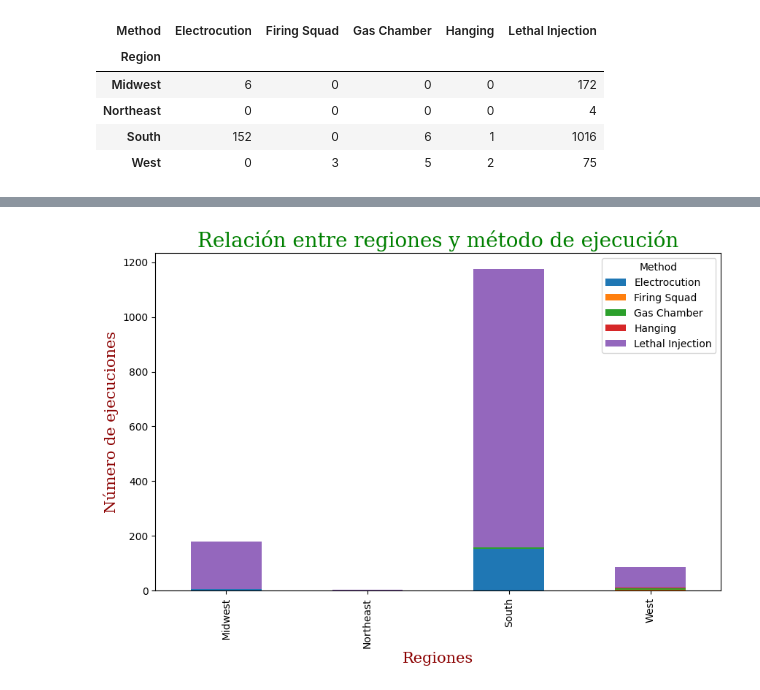
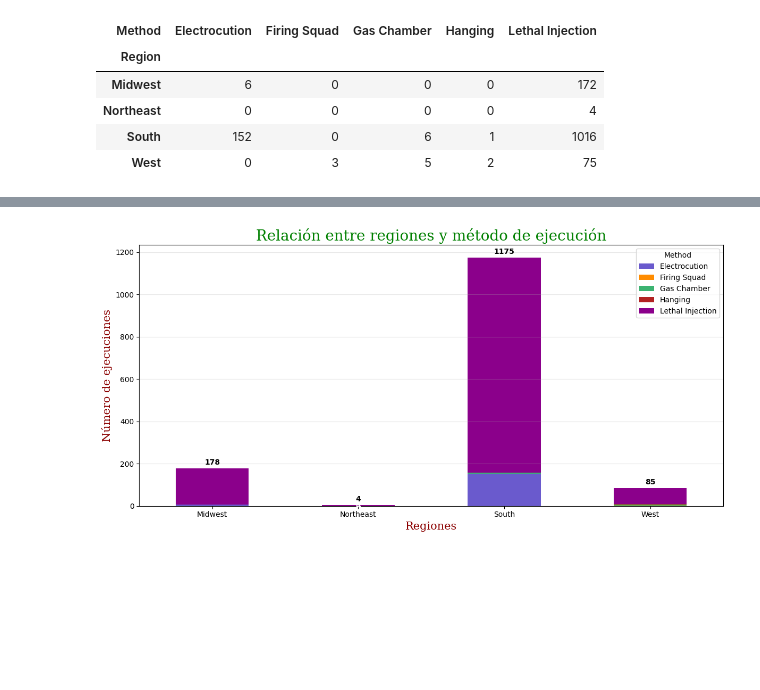
Before and after one commit to patriciadn/Ejercicospython, a Jupyter notebook: EjecucionesenUSA.ipynb, the cells around one changed output, grey strips where cells are left out. Drawn from its saved outputs; the diff is of its cells as text; code cells hidden in the pictures; blank space fills up the shorter version.

```diff
--- a/EjecucionesenUSA.ipynb
+++ b/EjecucionesenUSA.ipynb
@@ -822,15 +823,37 @@ files.download("region_metodo.csv")
 # %%
 ###Relación entre regiones y método de ejecución. Gráfica
 df.groupby(['Region','Method']).size().unstack(fill_value=0)
-df.groupby(['Region','Method']).size().unstack(fill_value=0).plot(kind='bar',stacked=True,figsize=(10,6))
-plt.title("Relación entre regiones y método de ejecución",fontdict=font3)
-plt.xlabel("Regiones",fontdict=font2)
-plt.ylabel("Número de ejecuciones",fontdict=font2)
+colors = ['#6a5acd','#ff8c00','#3cb371','#b22222','#8b008b']
+ax = data.plot(kind='bar', stacked=True, figsize=(12,6), color=colors)
+
+plt.title("Relación entre regiones y método de ejecución", fontdict=font3)
+plt.xlabel("Regiones", fontdict=font2)
+plt.ylabel("Número de ejecuciones", fontdict=font2)
+plt.xticks(rotation=0)
+plt.grid(axis='y', alpha=0.3)
+# Totales por región
+for idx, region in enumerate(data.index):
+    total = data.loc[region].sum()
+    ax.text(idx, total + 10, str(total),
+            ha='center', va='bottom',
+            fontsize=10, fontweight='bold', color='black')
+# Etiqueta específica para Northeast
+for idx, region in enumerate(data.index):
+    if region == 'Northeast':
+        cumulative = 0
+        for method in data.columns:
+            value = data.loc[region, method]
+            if value > 0:
+                cumulative += value
+                ax.text(idx, cumulative - value/2, str(value),
+                        ha='center', va='center',
+                        fontsize=10, fontweight='bold', color='white')
+plt.tight_layout()
 plt.savefig('Relación entre regiones y método de ejecución.png')
 from google.colab import files
 files.download("Relación entre regiones y método de ejecución.png")
 plt.show()
 # %% [output]
 [interactive output not drawn]
 [interactive output not drawn]
-[figure, old version]
+[figure, new version]
```
Also changed, not shown: parts of 3 cells of this notebook.
